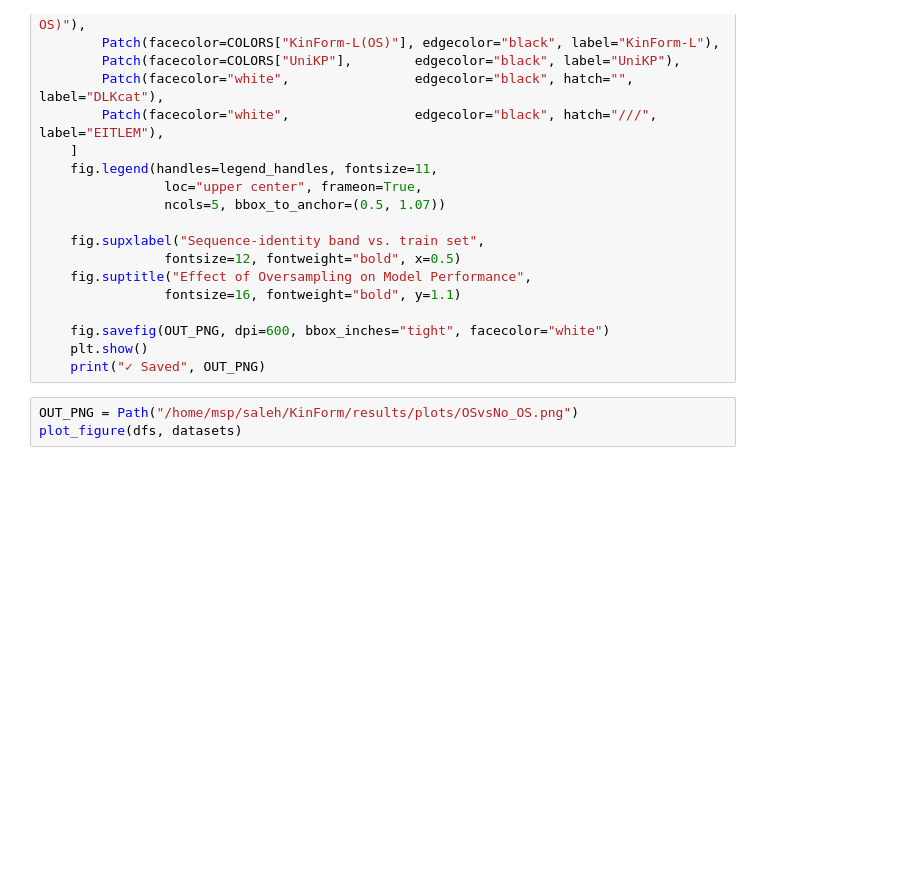
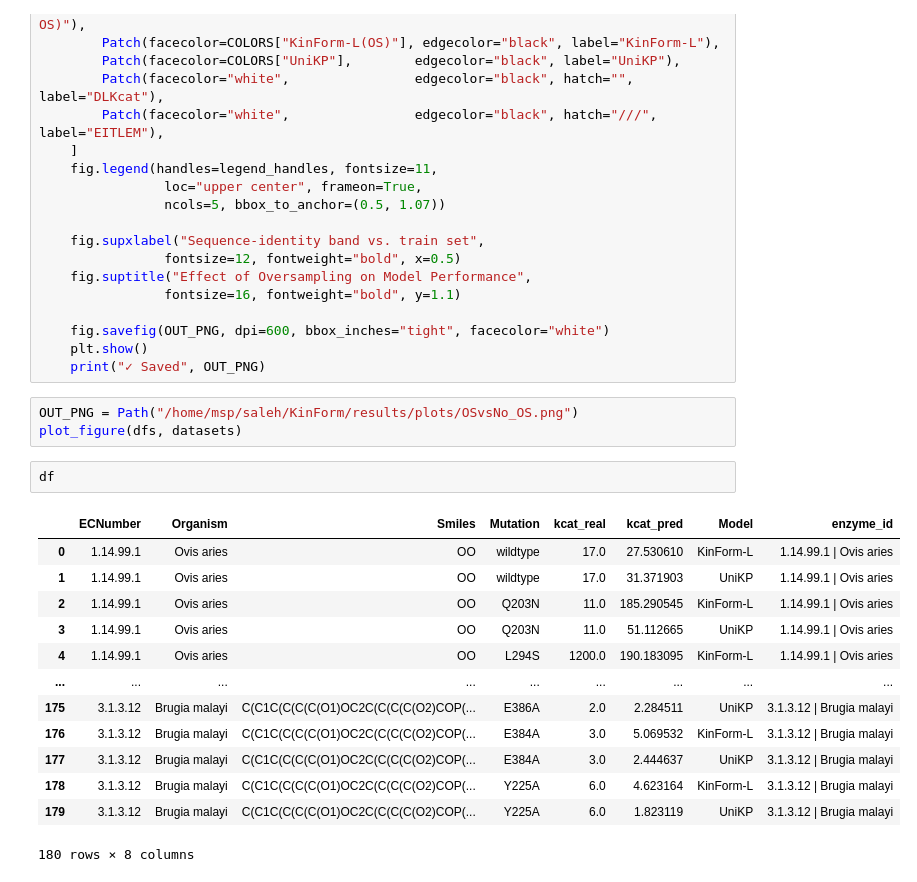
Before and after one commit to Digital-Metabolic-Twin-Centre/KinForm, a Jupyter notebook: code/plots/unikpcomp_plots.ipynb, the cells around one changed output. Drawn from its saved outputs; the diff is of its cells as text; blank space fills up the shorter version.

```diff
--- a/code/plots/unikpcomp_plots.ipynb
+++ b/code/plots/unikpcomp_plots.ipynb
@@ -1261,3 +1296,19 @@ def plot_figure(dfs: Dict[str, pd.DataFrame], datasets: List[str]):
 # %%
 OUT_PNG = Path("/home/msp/saleh/KinForm/results/plots/OSvsNo_OS.png")
 plot_figure(dfs, datasets)
+# %%
+df
+# %% [output]
+|  | ECNumber | Organism | Smiles | Mutation | kcat_real | kcat_pred | Model | enzyme_id |
+| 0 | 1.14.99.1 | Ovis aries | OO | wildtype | 17.0 | 27.530610 | KinForm-L | 1.14.99.1 | Ovis aries |
+| 1 | 1.14.99.1 | Ovis aries | OO | wildtype | 17.0 | 31.371903 | UniKP | 1.14.99.1 | Ovis aries |
+| 2 | 1.14.99.1 | Ovis aries | OO | Q203N | 11.0 | 185.290545 | KinForm-L | 1.14.99.1 | Ovis aries |
+| 3 | 1.14.99.1 | Ovis aries | OO | Q203N | 11.0 | 51.112665 | UniKP | 1.14.99.1 | Ovis aries |
+| 4 | 1.14.99.1 | Ovis aries | OO | L294S | 1200.0 | 190.183095 | KinForm-L | 1.14.99.1 | Ovis aries |
+| ... | ... | ... | ... | ... | ... | ... | ... | ... |
+| 175 | 3.1.3.12 | Brugia malayi | C(C1C(C(C(C(O1)OC2C(C(C(C(O2)COP(... | E386A | 2.0 | 2.284511 | UniKP | 3.1.3.12 | Brugia malayi |
+| 176 | 3.1.3.12 | Brugia malayi | C(C1C(C(C(C(O1)OC2C(C(C(C(O2)COP(... | E384A | 3.0 | 5.069532 | KinForm-L | 3.1.3.12 | Brugia malayi |
+| 177 | 3.1.3.12 | Brugia malayi | C(C1C(C(C(C(O1)OC2C(C(C(C(O2)COP(... | E384A | 3.0 | 2.444637 | UniKP | 3.1.3.12 | Brugia malayi |
+| 178 | 3.1.3.12 | Brugia malayi | C(C1C(C(C(C(O1)OC2C(C(C(C(O2)COP(... | Y225A | 6.0 | 4.623164 | KinForm-L | 3.1.3.12 | Brugia malayi |
+| 179 | 3.1.3.12 | Brugia malayi | C(C1C(C(C(C(O1)OC2C(C(C(C(O2)COP(... | Y225A | 6.0 | 1.823119 | UniKP | 3.1.3.12 | Brugia malayi |
+180 rows × 8 columns
```
Also changed, not shown: parts of 5 cells of this notebook, 28 other files.
